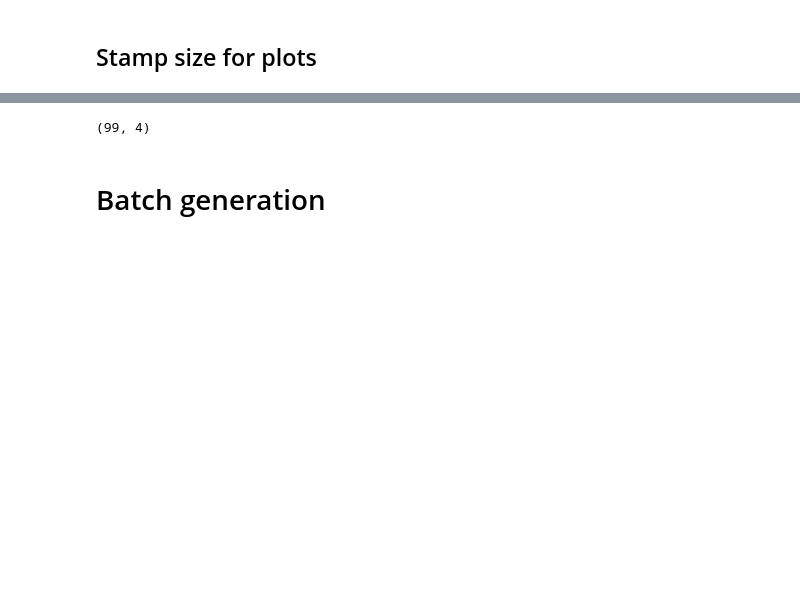
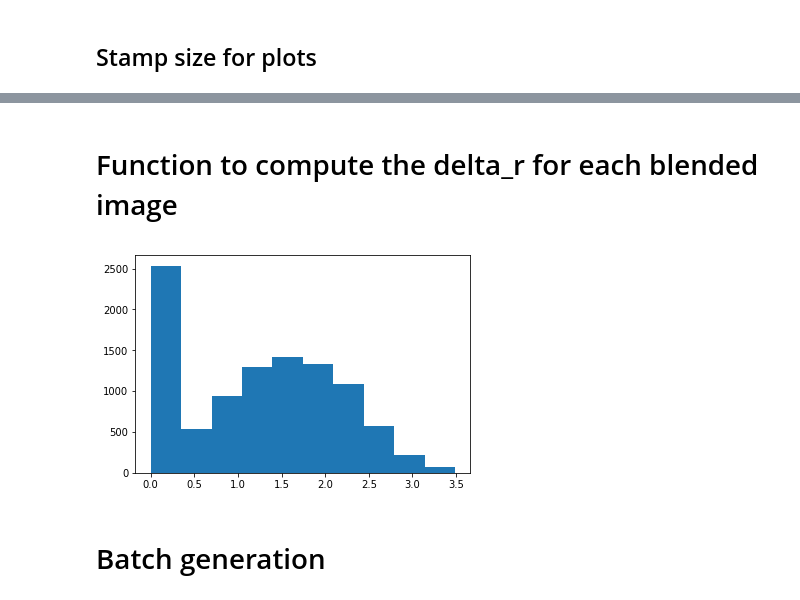
Before and after one commit to LSSTDESC/DeblenderVAE, a Jupyter notebook: notebooks/Deblender/Plots_Deblender-LSST.ipynb, the cells around one changed output, grey strips where cells are left out. Cells and saved outputs as stored; diff of their text form; code cells hidden in the pictures; blank space fills up the shorter version.

```diff
--- a/notebooks/Deblender/Plots_Deblender-LSST.ipynb
+++ b/notebooks/Deblender/Plots_Deblender-LSST.ipynb
@@ -70 +72,8 @@ ValueError: cannot reshape array of size 200 into shape (100,2,10,64,64)
+# %%
+I= [6.48221069e+05, 4.36202878e+05, 2.27700000e+05, 4.66676013e+04,2.91513800e+02, 2.64974100e+03, 4.66828170e+03, 5.79938030e+03,5.72952590e+03, 3.50687710e+03]
+beta = 5
+for i in range (len(test)):
+    for j in range (10):
+        test[i,0,j] = np.tanh(np.arcsinh(test[i,0,j]/(I[j]/beta)))
+        test[i,1,j] = np.tanh(np.arcsinh(test[i,1,j]/(I[j]/beta)))
 # %%
@@ -72,6 +81,39 @@ r= np.load('/sps/lsst/users/barcelin/data/blended/COSMOS/shift_redshift_COSMOS_t
-# %%
-r.shape
-# %% [output]
-(99, 4)
+# %% [markdown]
+# Function to compute the delta_r for each blended image
+# %%
+def delta_r_min(shift_path):
+    shift =np.load(shift_path)
+
+    #Reshape the list of shifts so that it is easily usable
+    shifts = np.zeros((len(shift),4,2))
+    for i in range (len(shift)):
+        for j in range (len(shift[i])):
+            shifts[i][j] = shift[i][j]
+    #print(shifts)
+    # set lists
+    deltas_r= np.zeros((len(shift),4))
+    delta_r= np.zeros((len(shift)))
+
+    # compute the delta r for each couple of galaxies
+    for i in range (4):
+        deltas_r[:,i] = np.sqrt(np.square(shifts[:,i,0])+np.square(shifts[:,i,1]))
+
+    # Take the min of the non zero delta r
+    for j in range (len(shifts)):
+        # If all the deta_r are equals to 0 (there is only on galaxy on the image) then write 0
+        if (deltas_r[j,:].any() == 0):
+            delta_r[j] = 0
+        else:
+            x = np.where(deltas_r[j] == 0)[0]
+            deltas = np.delete(deltas_r[j],x)
+            delta_r[j] = np.min(deltas)
+
+    return delta_r
+# %%
+delta_r = delta_r_min('/sps/lsst/users/barcelin/data/blended/COSMOS/galaxies_COSMOS_test_shift_v4.npy')
+# %%
+_ = plt.hist(delta_r)
+# %% [output]
+[figure, added]
 # %% [markdown]
 # Batch generation
```
Also changed, not shown: parts of 45 cells of this notebook, 18 other files.
